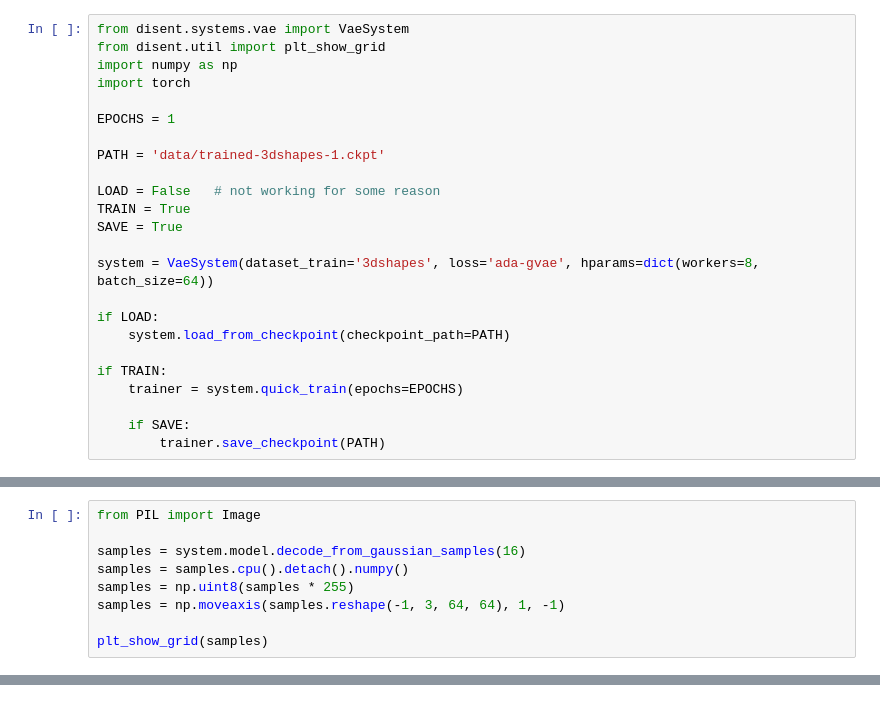
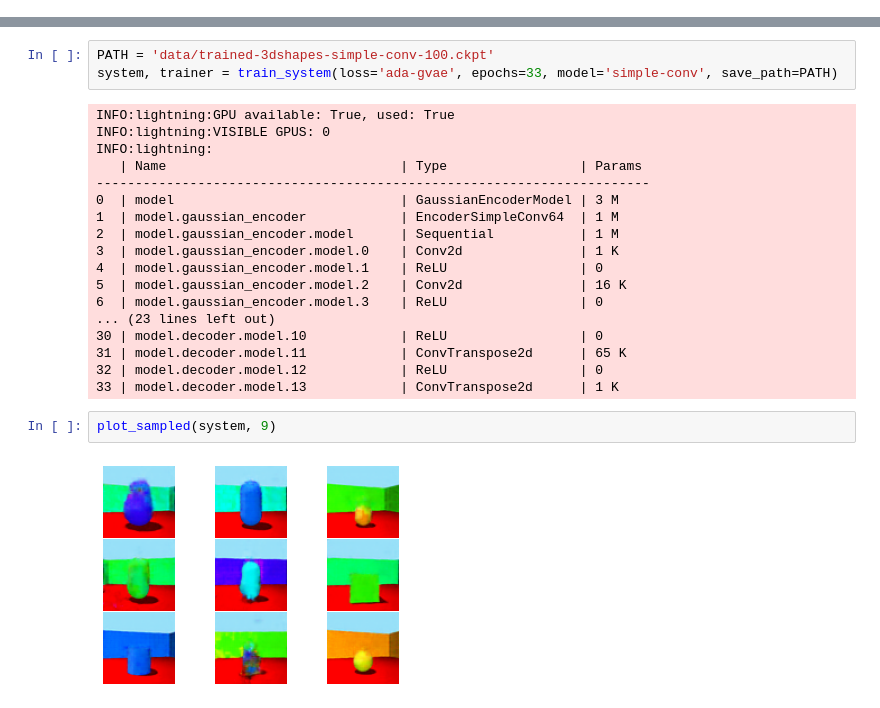
Before and after one commit to nmichlo/disent, a Jupyter notebook: main.ipynb, the cells around one changed output, grey strips where cells are left out. Cells and saved outputs as stored; diff of their text form.

```diff
--- a/main.ipynb
+++ b/main.ipynb
@@ -11,24 +0,0 @@
-# %%
-from disent.systems.vae import VaeSystem
-from disent.util import plt_show_grid
-import numpy as np
-import torch
-
-EPOCHS = 1
-
-PATH = 'data/trained-3dshapes-1.ckpt'
-
-LOAD = False   # not working for some reason
-TRAIN = True
-SAVE = True
-
-system = VaeSystem(dataset_train='3dshapes', loss='ada-gvae', hparams=dict(workers=8, batch_size=64))
-
-if LOAD:
-    system.load_from_checkpoint(checkpoint_path=PATH)
-
-if TRAIN:
-    trainer = system.quick_train(epochs=EPOCHS)
-
-    if SAVE:
-        trainer.save_checkpoint(PATH)
@@ -53,9 +0,0 @@ INFO:lightning:
-# %%
-from PIL import Image
-
-samples = system.model.decode_from_gaussian_samples(16)
-samples = samples.cpu().detach().numpy()
-samples = np.uint8(samples * 255)
-samples = np.moveaxis(samples.reshape(-1, 3, 64, 64), 1, -1)
-
-plt_show_grid(samples)
@@ -61,0 +64,25 @@ plt_show_grid(samples)
+# %%
+PATH = 'data/trained-3dshapes-simple-conv-100.ckpt'
+system, trainer = train_system(loss='ada-gvae', epochs=33, model='simple-conv', save_path=PATH)
+# %% [output]
+INFO:lightning:GPU available: True, used: True
+INFO:lightning:VISIBLE GPUS: 0
+INFO:lightning:
+   | Name                              | Type                 | Params
+-----------------------------------------------------------------------
+0  | model                             | GaussianEncoderModel | 3 M
+1  | model.gaussian_encoder            | EncoderSimpleConv64  | 1 M
+2  | model.gaussian_encoder.model      | Sequential           | 1 M
+3  | model.gaussian_encoder.model.0    | Conv2d               | 1 K
+4  | model.gaussian_encoder.model.1    | ReLU                 | 0
+5  | model.gaussian_encoder.model.2    | Conv2d               | 16 K
+6  | model.gaussian_encoder.model.3    | ReLU                 | 0
+... (23 lines left out)
+30 | model.decoder.model.10            | ReLU                 | 0
+31 | model.decoder.model.11            | ConvTranspose2d      | 65 K
+32 | model.decoder.model.12            | ReLU                 | 0
+33 | model.decoder.model.13            | ConvTranspose2d      | 1 K
+# %%
+plot_sampled(system, 9)
+# %% [output]
+[figure, added]
```
Also changed, not shown: parts of 9 cells of this notebook, 2 other files.
